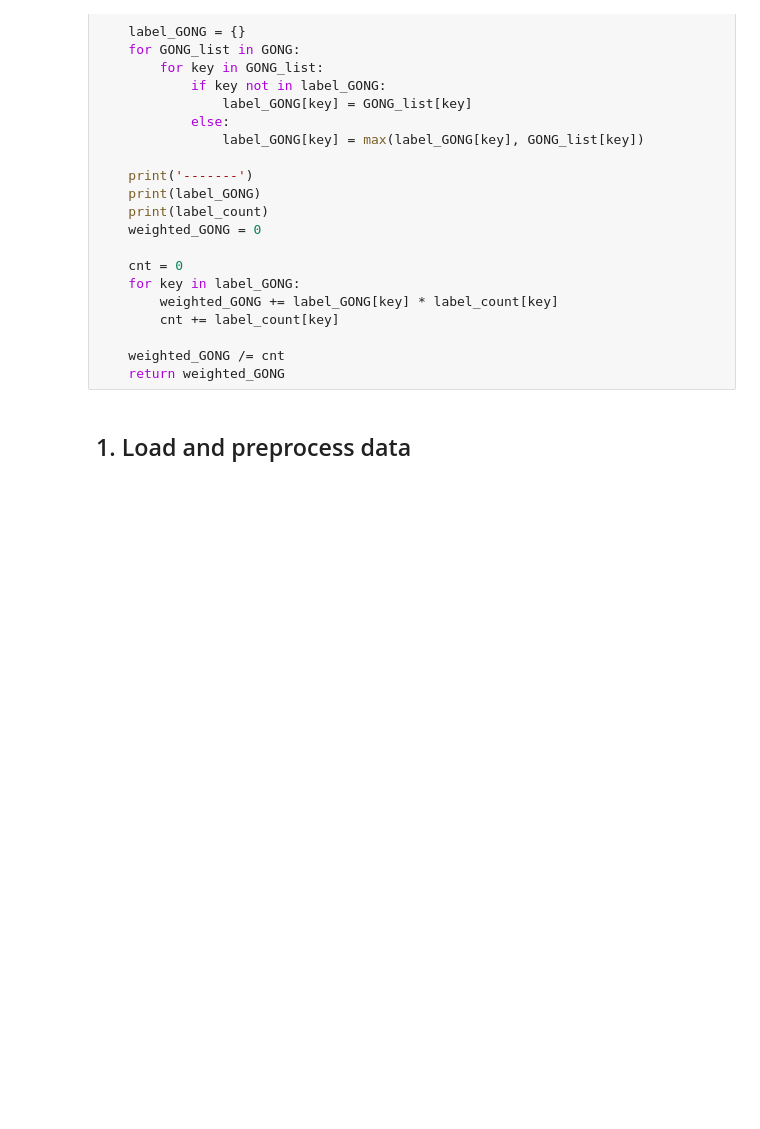
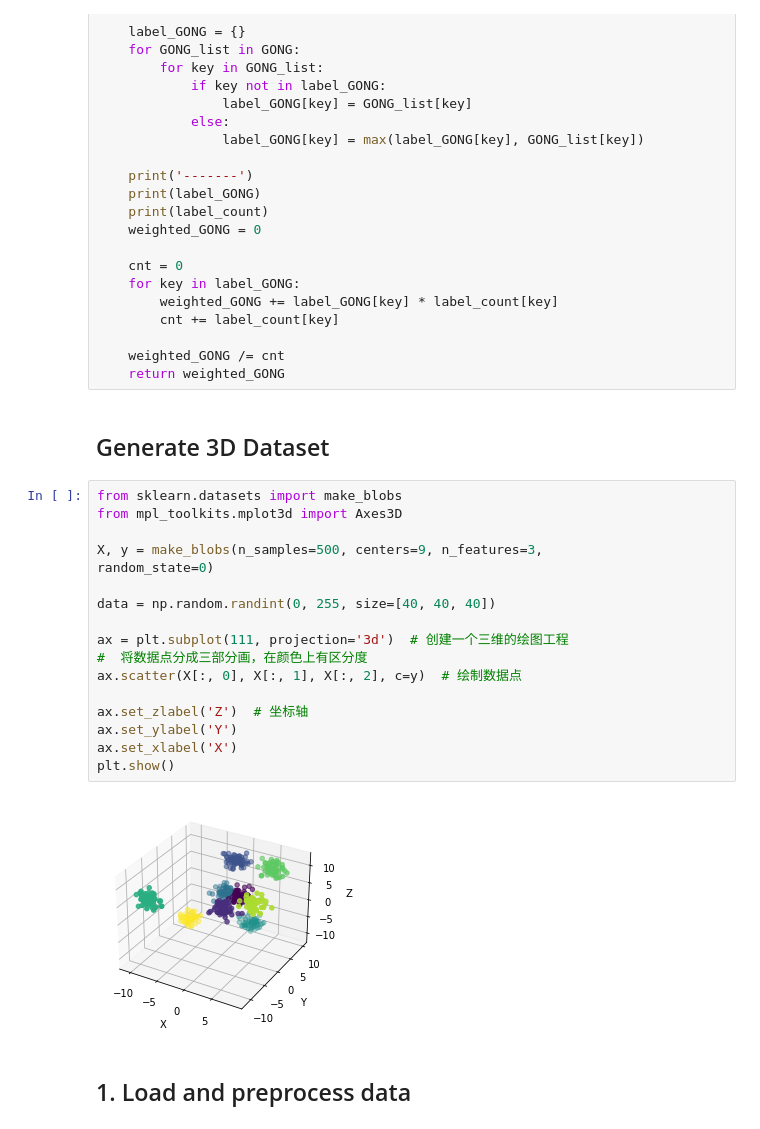
Before and after one commit to ThreeGreatMen/2021_11_4, a Jupyter notebook: hcluster.ipynb, the cells around one changed output. Saved outputs shown, nothing was run; the diff lists cells and outputs as text; blank space fills up the shorter version.

```diff
--- a/hcluster.ipynb
+++ b/hcluster.ipynb
@@ -252,6 +252,27 @@ def get_weighted_GONG(data, label, proj_set, proj_set_labels):
 
     weighted_GONG /= cnt
     return weighted_GONG
+# %% [markdown]
+## Generate 3D Dataset
+# %%
+from sklearn.datasets import make_blobs
+from mpl_toolkits.mplot3d import Axes3D
+
+X, y = make_blobs(n_samples=500, centers=9, n_features=3,
+random_state=0)
+
+data = np.random.randint(0, 255, size=[40, 40, 40])
+
+ax = plt.subplot(111, projection='3d')  # 创建一个三维的绘图工程
+#  将数据点分成三部分画，在颜色上有区分度
+ax.scatter(X[:, 0], X[:, 1], X[:, 2], c=y)  # 绘制数据点
+
+ax.set_zlabel('Z')  # 坐标轴
+ax.set_ylabel('Y')
+ax.set_xlabel('X')
+plt.show()
+# %% [output]
+[figure, added]
 # %% [markdown]
 ## 1. Load and preprocess data
 # %%
```
Also changed, not shown: parts of 13 cells of this notebook.
